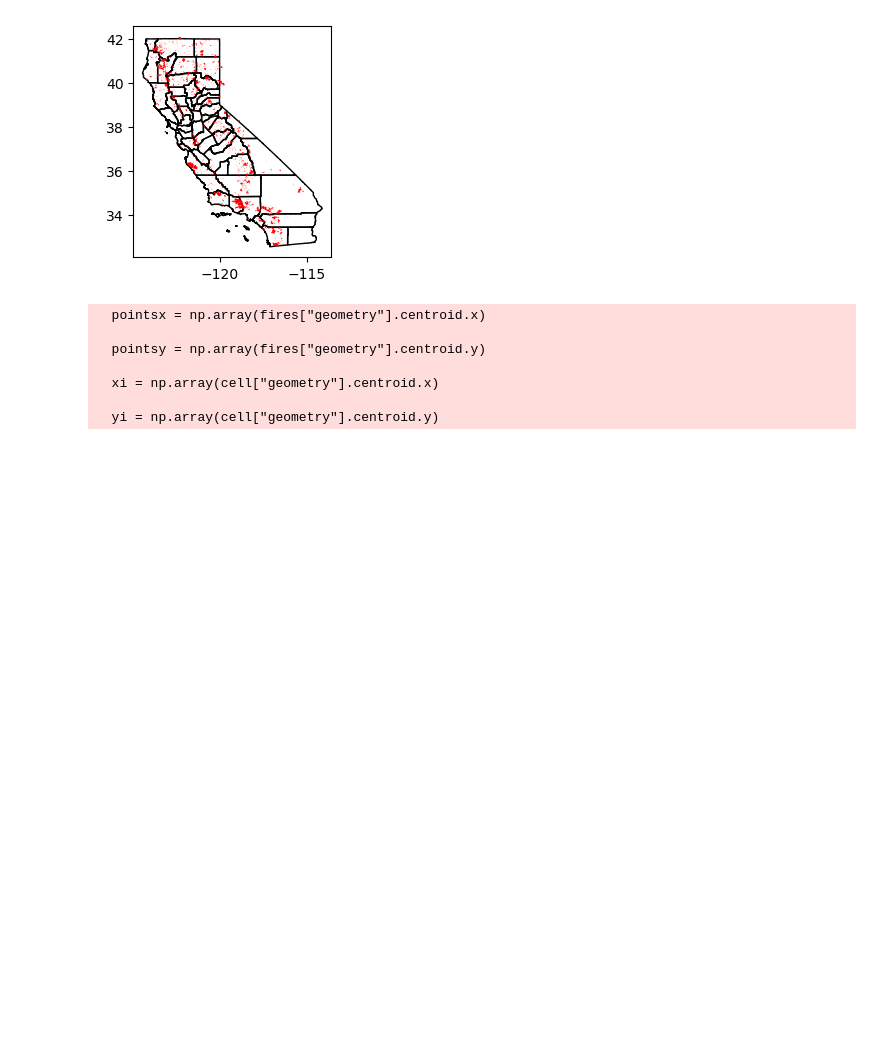
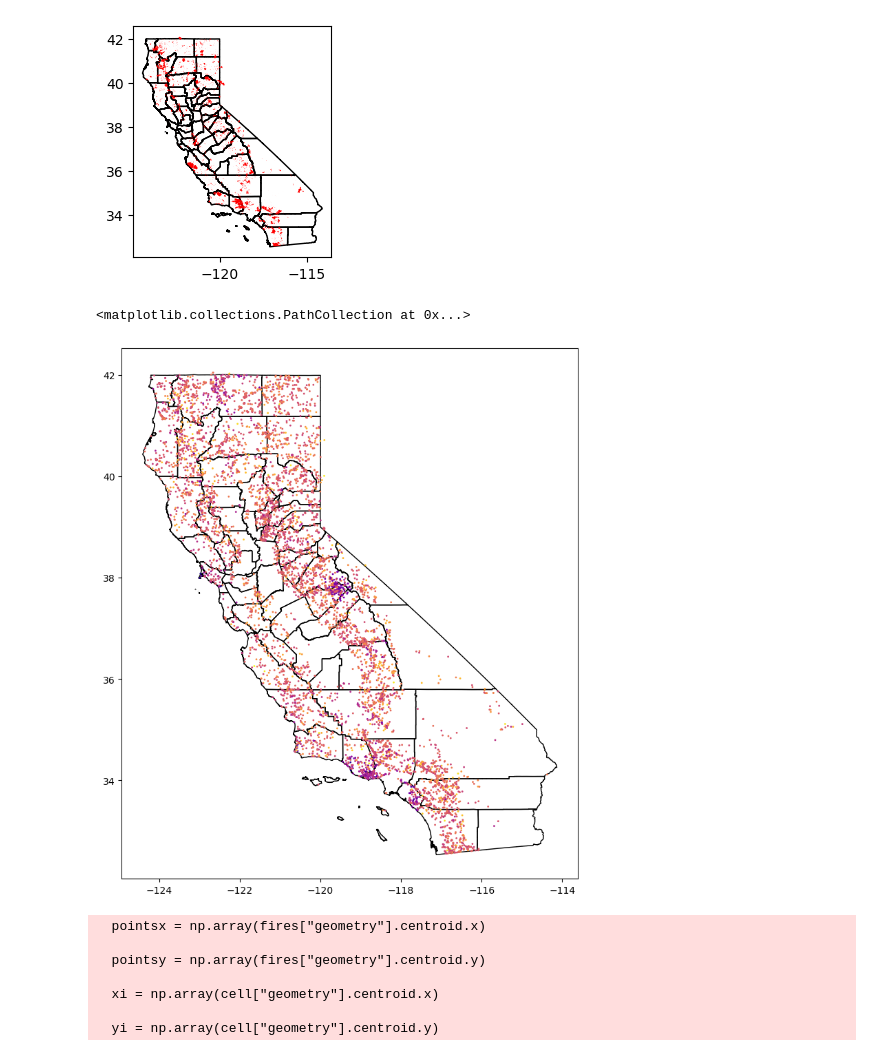
Before and after one commit to ternarysrche/rmp-wildfire, a Jupyter notebook: kriging_all.ipynb, the cells around one changed output. Cells and saved outputs as stored; diff of their text form; code cells hidden in the pictures; blank space fills up the shorter version.

```diff
--- a/kriging_all.ipynb
+++ b/kriging_all.ipynb
@@ -38,6 +38,12 @@ fires.plot(ax = ax, color = "red")
 # %% [output]
 <Axes: >
 [figure]
+# %%
+ax = world.to_crs(cell.crs).plot(color = "none", edgecolor = 'black', figsize = (10,10))
+plt.scatter(pointsx, pointsy, cmap = "plasma", c=np.log(values), s= 1)
+# %% [output]
+<matplotlib.collections.PathCollection at 0x...>
+[figure, added]
 # %%
 pointsx = np.array(fires["geometry"].centroid.x)
 pointsy = np.array(fires["geometry"].centroid.y)
```
Also changed, not shown: parts of 6 cells of this notebook, 9 other files.
